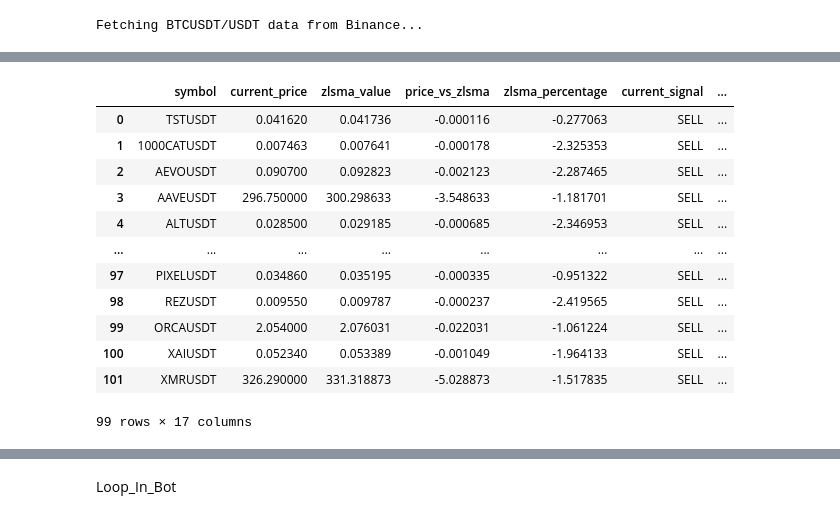
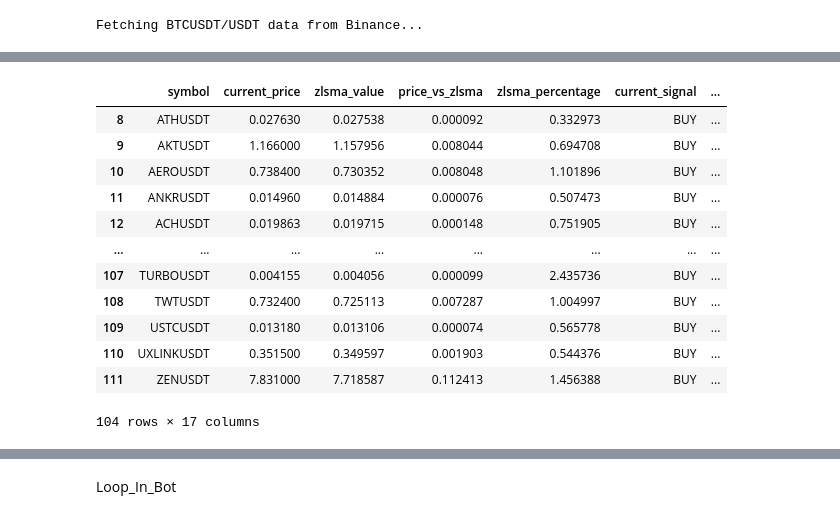
Before and after one commit to Arupreza/CrypBot, a Jupyter notebook: Future/Live_Trade_Future.ipynb, the cells around one changed output, grey strips where cells are left out. Cells and saved outputs as stored; diff of their text form; code cells hidden in the pictures.

```diff
--- a/Future/Live_Trade_Future.ipynb
+++ b/Future/Live_Trade_Future.ipynb
@@ -68,16 +78,16 @@ results_both[results_both['current_signal'] == 'BUY']
 # %%
-results_both[results_both['current_signal'] == 'SELL']
+results_both[(results_both['current_signal'] == 'BUY') & (results_both['signal_candles_count'] == 2)]
 # %% [output]
 |  | symbol | current_price | zlsma_value | price_vs_zlsma | zlsma_percentage | current_signal | ... |
-| 0 | TSTUSDT | 0.041620 | 0.041736 | -0.000116 | -0.277063 | SELL | ... |
-| 1 | 1000CATUSDT | 0.007463 | 0.007641 | -0.000178 | -2.325353 | SELL | ... |
-| 2 | AEVOUSDT | 0.090700 | 0.092823 | -0.002123 | -2.287465 | SELL | ... |
-| 3 | AAVEUSDT | 296.750000 | 300.298633 | -3.548633 | -1.181701 | SELL | ... |
-| 4 | ALTUSDT | 0.028500 | 0.029185 | -0.000685 | -2.346953 | SELL | ... |
+| 8 | ATHUSDT | 0.027630 | 0.027538 | 0.000092 | 0.332973 | BUY | ... |
+| 9 | AKTUSDT | 1.166000 | 1.157956 | 0.008044 | 0.694708 | BUY | ... |
+| 10 | AEROUSDT | 0.738400 | 0.730352 | 0.008048 | 1.101896 | BUY | ... |
+| 11 | ANKRUSDT | 0.014960 | 0.014884 | 0.000076 | 0.507473 | BUY | ... |
+| 12 | ACHUSDT | 0.019863 | 0.019715 | 0.000148 | 0.751905 | BUY | ... |
 | ... | ... | ... | ... | ... | ... | ... | ... |
-| 97 | PIXELUSDT | 0.034860 | 0.035195 | -0.000335 | -0.951322 | SELL | ... |
-| 98 | REZUSDT | 0.009550 | 0.009787 | -0.000237 | -2.419565 | SELL | ... |
-| 99 | ORCAUSDT | 2.054000 | 2.076031 | -0.022031 | -1.061224 | SELL | ... |
-| 100 | XAIUSDT | 0.052340 | 0.053389 | -0.001049 | -1.964133 | SELL | ... |
-| 101 | XMRUSDT | 326.290000 | 331.318873 | -5.028873 | -1.517835 | SELL | ... |
+| 107 | TURBOUSDT | 0.004155 | 0.004056 | 0.000099 | 2.435736 | BUY | ... |
+| 108 | TWTUSDT | 0.732400 | 0.725113 | 0.007287 | 1.004997 | BUY | ... |
+| 109 | USTCUSDT | 0.013180 | 0.013106 | 0.000074 | 0.565778 | BUY | ... |
+| 110 | UXLINKUSDT | 0.351500 | 0.349597 | 0.001903 | 0.544376 | BUY | ... |
+| 111 | ZENUSDT | 7.831000 | 7.718587 | 0.112413 | 1.456388 | BUY | ... |
-99 rows × 17 columns
+104 rows × 17 columns
```
Also changed, not shown: parts of 18 cells of this notebook, 4 other files.
